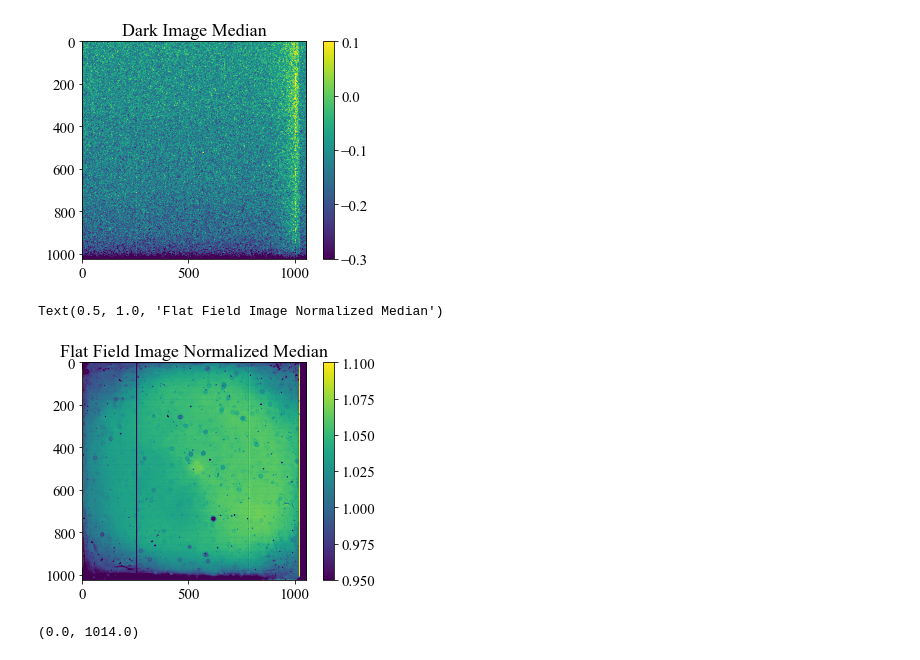
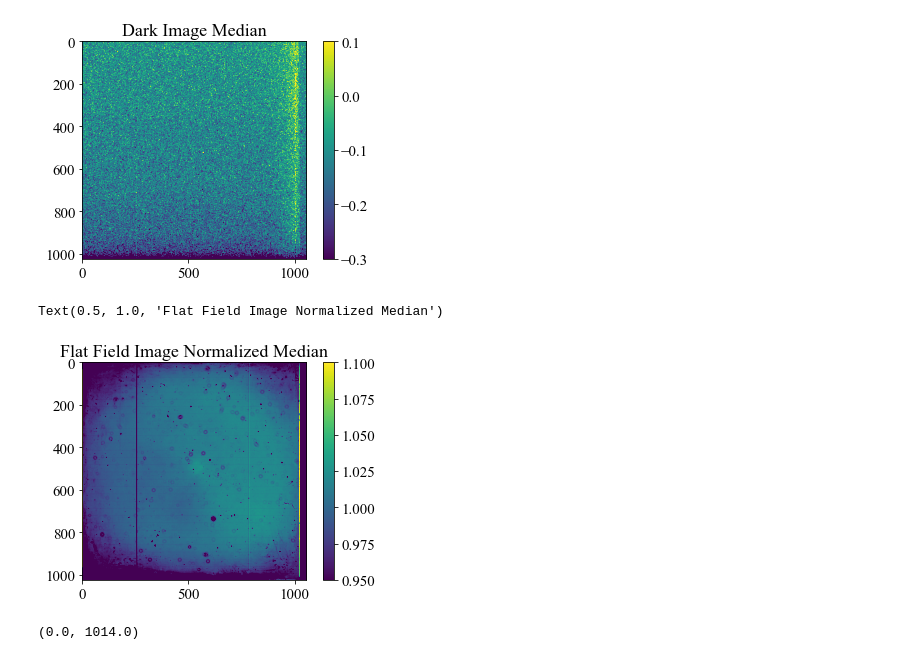
Before and after one commit to askemer/ASTR257_2021, a Jupyter notebook: student_work/douglasgrion_work/DouglasGrion_CalibrationPluto.ipynb, the cells around one changed output. Saved outputs shown, nothing was run; the diff lists cells and outputs as text; code cells hidden in the pictures.

```diff
--- a/student_work/douglasgrion_work/DouglasGrion_CalibrationPluto.ipynb
+++ b/student_work/douglasgrion_work/DouglasGrion_CalibrationPluto.ipynb
@@ -95,31 +101,31 @@ loop_img = np.asarray(loop_hdul[0].data)
 
 #subtracting the bias, then dividing by exposure time, and then subtracting the dark obtained in previous cell
 numerator = ((loop_img-bias_median)/5) - dark_median
-flat_field_master[0, :] = numerator/np.mean(numerator) #normalizing it
+flat_field_master[0, :] = numerator/np.median(numerator) #normalizing it
 
 loop_hdul = fits.open('C:\\Users\\dougl\\Desktop\\Githubwork\\Callibration Pluto\d1135.fits')
 loop_img = np.asarray(loop_hdul[0].data)
 
 numerator = ((loop_img-bias_median)/6) - dark_median
-flat_field_master[1, :] = numerator/np.mean(numerator)
+flat_field_master[1, :] = numerator/np.median(numerator)
 
 loop_hdul = fits.open('C:\\Users\\dougl\\Desktop\\Githubwork\\Callibration Pluto\d1136.fits')
 loop_img = np.asarray(loop_hdul[0].data)
 
 numerator = ((loop_img-bias_median)/10) - dark_median
-flat_field_master[2, :] = numerator/np.mean(numerator)
+flat_field_master[2, :] = numerator/np.median(numerator)
 
 loop_hdul = fits.open('C:\\Users\\dougl\\Desktop\\Githubwork\\Callibration Pluto\d1137.fits')
 loop_img = np.asarray(loop_hdul[0].data)
 
 numerator = ((loop_img-bias_median)/10) - dark_median
-flat_field_master[3, :] = numerator/np.mean(numerator)
+flat_field_master[3, :] = numerator/np.median(numerator)
 
 loop_hdul = fits.open('C:\\Users\\dougl\\Desktop\\Githubwork\\Callibration Pluto\d1138.fits')
 loop_img = np.asarray(loop_hdul[0].data)
 
 numerator = ((loop_img-bias_median)/10) - dark_median
-flat_field_master[4, :] = numerator/np.mean(numerator)
+flat_field_master[4, :] = numerator/np.median(numerator)
 # %%
 #taking the median of all the sky_flats like before
 flat_median = np.zeros(shape=(1024,1056))
@@ -128,14 +134,13 @@ for i in tqdm(range(0, 1024)):
         flat_median[i,j] = np.median(flat_field_master[:,i,j])
 # %%
 #normalizing the flat by the mean value
-flat_median_norm = flat_median/np.mean(flat_median)
 
 #plotting to check.
 Z = plt.imshow(flat_median, vmin=0.95, vmax=1.1)
 plt.colorbar(Z)
 
 plt.title("Flat Field Image Normalized Median")
 # %% [output]
 Text(0.5, 1.0, 'Flat Field Image Normalized Median')
-[figure, old version]
+[figure, new version]
 # %%
```
Also changed, not shown: parts of 12 cells of this notebook.
